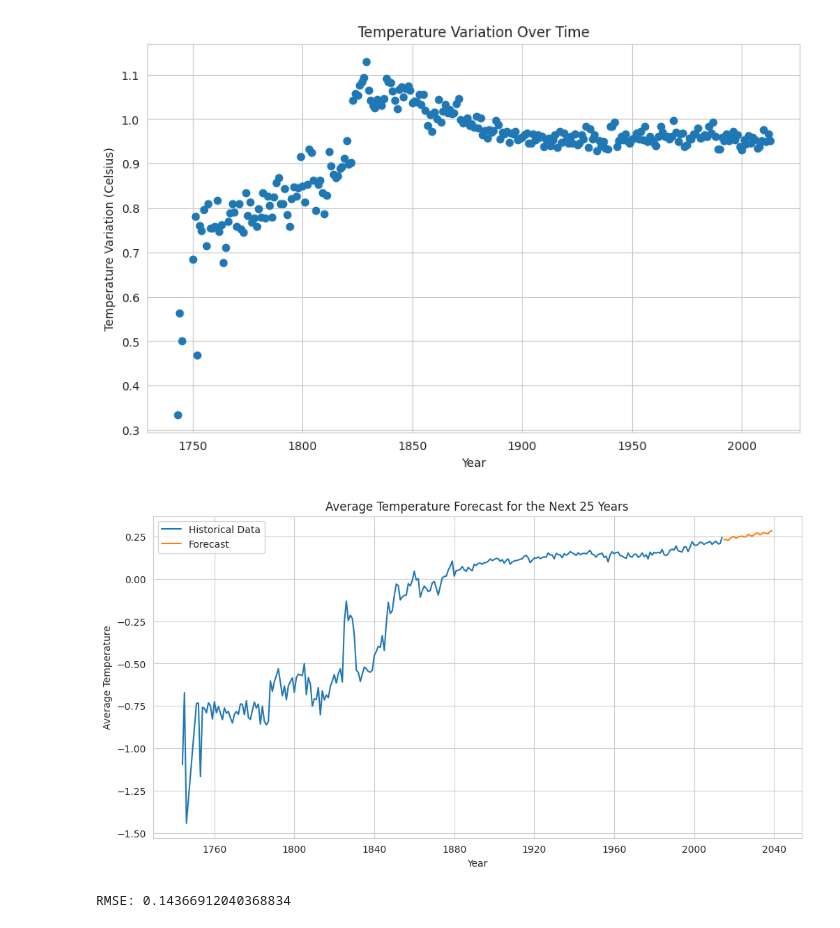
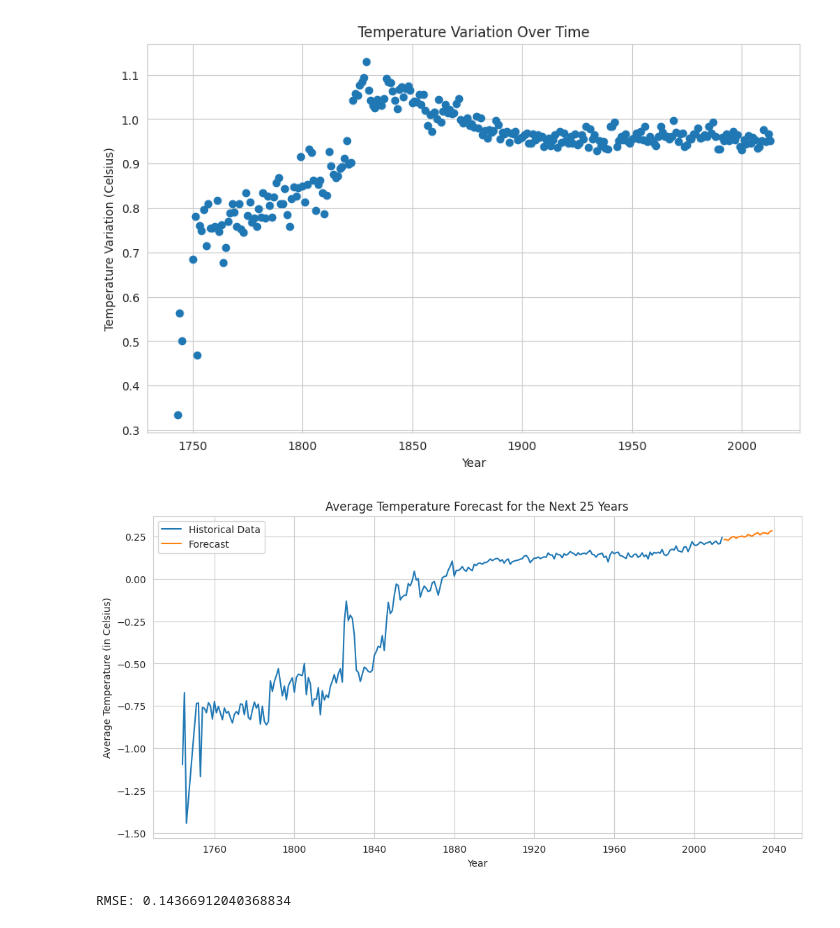
Before and after one commit to Siddarthan999/DS-MINI-PROJECT, a Jupyter notebook: DS_MP3_(STANDARD).ipynb, the cells around one changed output. Drawn from its saved outputs; the diff is of its cells as text; code cells hidden in the pictures.

```diff
--- a/DS_MP3_(STANDARD).ipynb
+++ b/DS_MP3_(STANDARD).ipynb
@@ -211,33 +211,33 @@ data_encoded = data_encoded.resample('Y').mean()  # Resample data to yearly aver
 data_encoded = data_encoded['1743':'2013']  # Filter data up to 2013
 
 # Drop rows with missing values
 data_encoded.dropna(inplace=True)
 
 # Train the SARIMA model
 model = SARIMAX(data_encoded['AverageTemperature'], order=(1, 1, 1), seasonal_order=(1, 1, 1, 12))
 model_fit = model.fit()
 
 # Make predictions for the historical data
 historical_predictions = model_fit.predict(start=data_encoded.index[0], end=data_encoded.index[-1])
 
 # Calculate the root mean squared error (RMSE)
 rmse = mean_squared_error(data_encoded['AverageTemperature'], historical_predictions, squared=False)
 
 # Make predictions for the next 25 years
 future_dates = pd.date_range(start='2014-01-01', periods=25, freq='Y')
 forecast = model_fit.predict(start=len(data_encoded), end=len(data_encoded) + 24)
 
 # Plot the historical data and forecast
 plt.figure(figsize=(12, 6))
 plt.plot(data_encoded.index, data_encoded['AverageTemperature'], label='Historical Data')
 plt.plot(future_dates, forecast, label='Forecast')
 plt.xlabel('Year')
-plt.ylabel('Average Temperature')
+plt.ylabel('Average Temperature (in Celsius)')
 plt.title('Average Temperature Forecast for the Next 25 Years')
 plt.legend()
 plt.show()
 
 print(f"RMSE: {rmse}")
 # %% [output]
-[figure, old version]
+[figure, new version]
 RMSE: 0.14366912040368834
```
